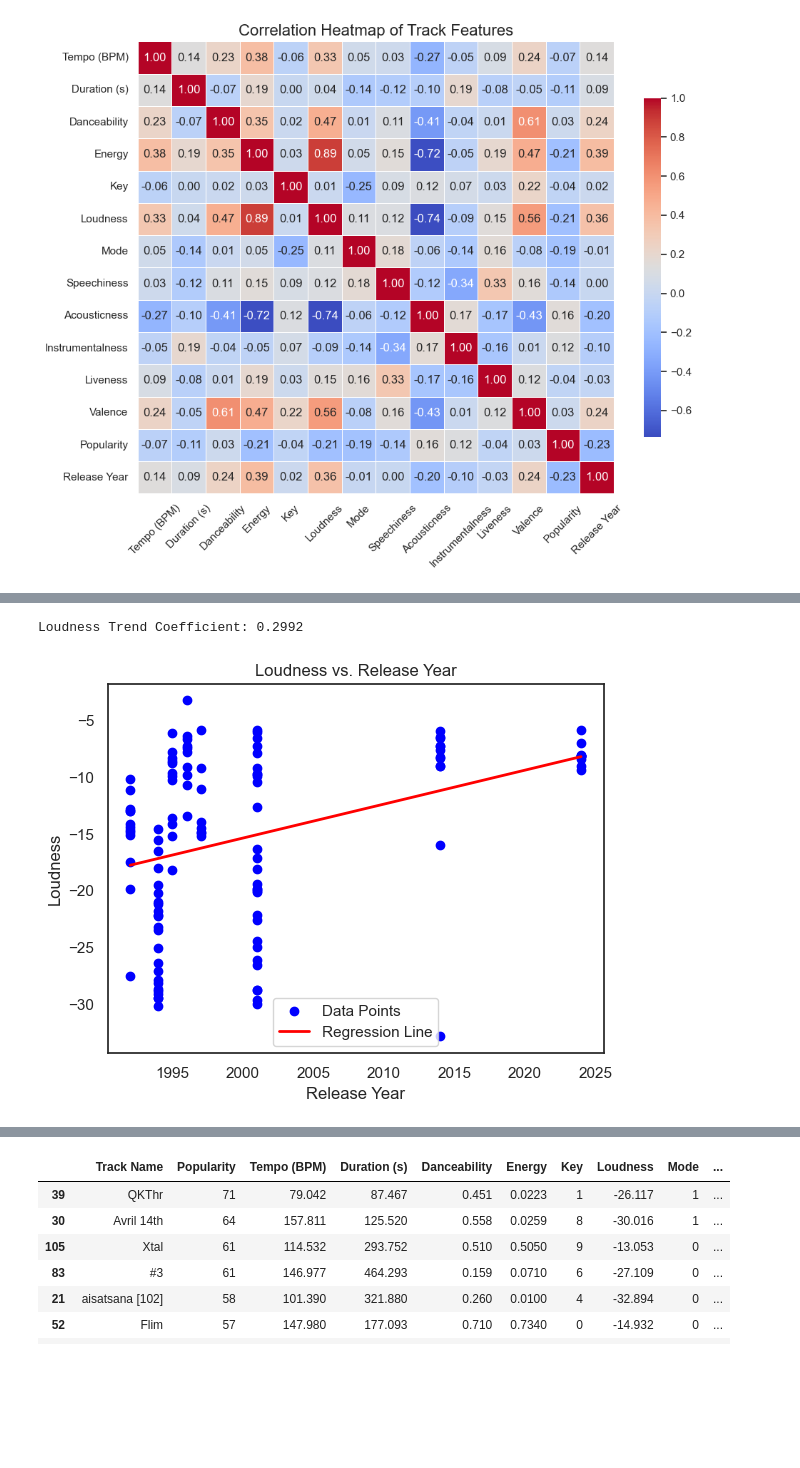
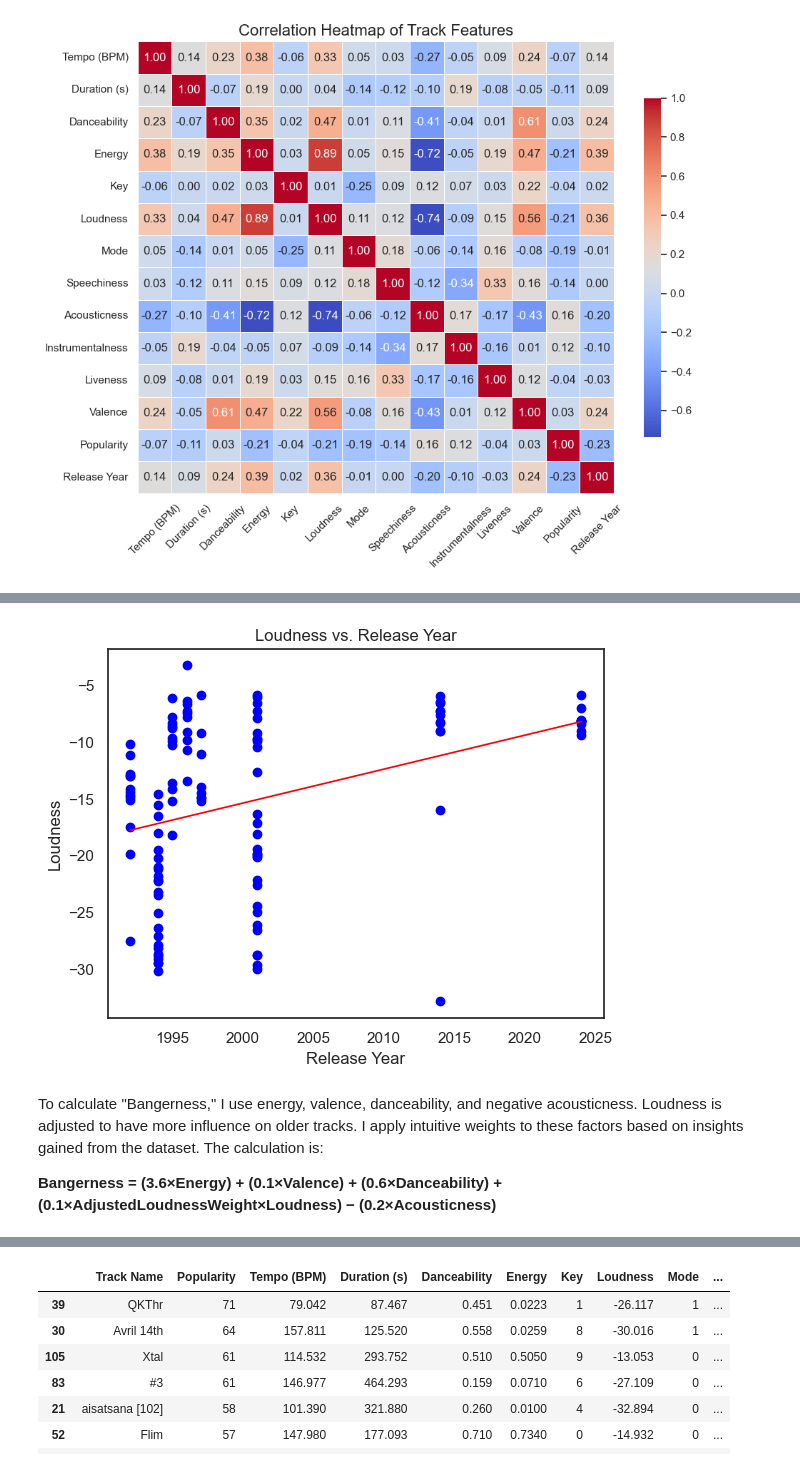
Before and after one commit to iftah-og/afx_eda, a Jupyter notebook: afx_ift2.ipynb, the cells around one changed output, grey strips where cells are left out. Drawn from its saved outputs; the diff is of its cells as text; code cells hidden in the pictures; blank space fills up the shorter version.

```diff
--- a/afx_ift2.ipynb
+++ b/afx_ift2.ipynb
@@ -144,33 +146,27 @@ plt.show()
 # %%
 df['Release Year'] = df['Release Date'].dt.year
 
-# Prepare the data for linear regression
-X = df[['Release Year']].dropna()  # Feature (Release Year)
-y = df['Loudness'].dropna()  # Target (Loudness)
+#Prepare and Fit
+X = df[['Release Year']].dropna()
+y = df['Loudness'].dropna()
 
-# Fit the linear regression model
 model = LinearRegression()
 model.fit(X, y)
 
-# Get the coefficient (slope)
-loudness_trend = model.coef_[0]
-print(f"Loudness Trend Coefficient: {loudness_trend:.4f}")
-
-# Plot the data points
+# Plot points
 plt.scatter(X, y, color='blue', label='Data Points')
 
-# Plot the regression line
-plt.plot(X, model.predict(X), color='red', linewidth=2, label='Regression Line')
+# Plot regression line
+plt.plot(X, model.predict(X), color='red', linewidth=1.2)
 
-# Add labels and title
 plt.xlabel('Release Year')
 plt.ylabel('Loudness')
 plt.title('Loudness vs. Release Year')
-plt.legend()
-
-# Show the plot
 plt.show()
 # %% [output]
-Loudness Trend Coefficient: 0.2992
-[figure, old version]
+[figure, new version]
+# %% [markdown]
+To calculate "Bangerness," I use energy, valence, danceability, and negative acousticness. Loudness is adjusted to have more influence on older tracks. I apply intuitive weights to these factors based on insights gained from the dataset. The calculation is:
+
+**Bangerness = (3.6×Energy) + (0.1×Valence) + (0.6×Danceability) + (0.1×AdjustedLoudnessWeight×Loudness) − (0.2×Acousticness)**
 # %%
```
Also changed, not shown: parts of 10 cells of this notebook.
